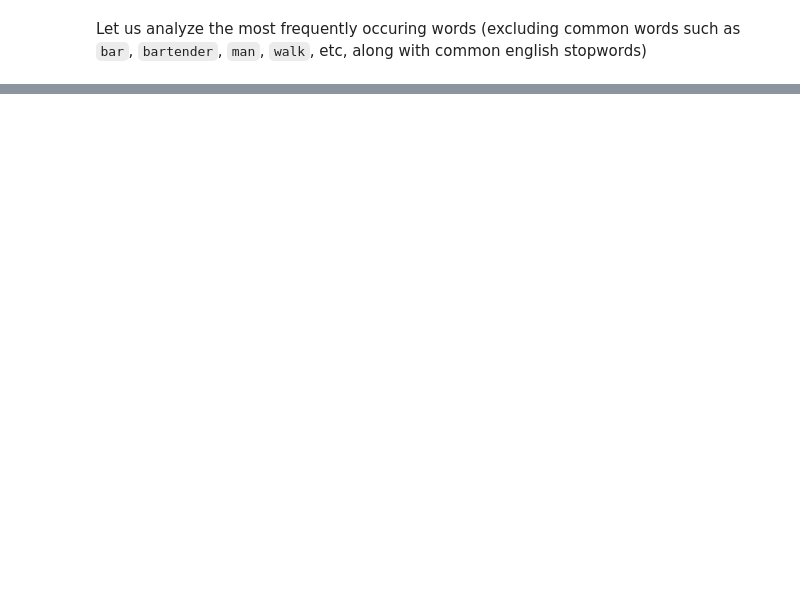
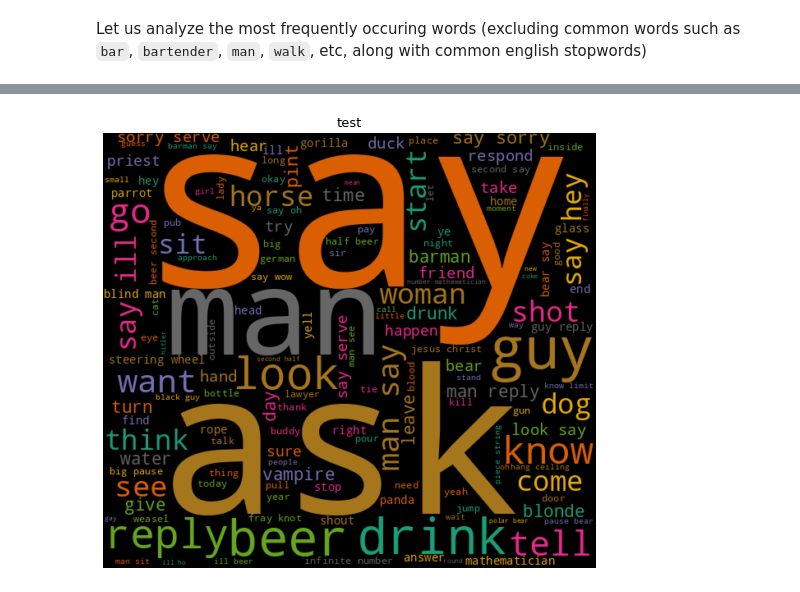
Before and after one commit to s-bose/Walks-into-a-bar-dataset, a Jupyter notebook: notebooks/eda.ipynb, the cells around one changed output, grey strips where cells are left out. Drawn from its saved outputs; the diff is of its cells as text; code cells hidden in the pictures; blank space fills up the shorter version.

```diff
--- a/notebooks/eda.ipynb
+++ b/notebooks/eda.ipynb
@@ -66,0 +106,11 @@ most_common
+# %%
+nlp = spacy.load('en_core_web_sm', disable=['parser'])
+# %%
+df['text'] = df['joke'].apply(lambda x: x.lower())  # lower case
+                                                    # remove punctuation & digits
+df['text'] = df['text'].apply(lambda x: x.translate(str.maketrans('', '', string.punctuation + string.digits)))
+
+df['text'] = df['text'].apply(lambda x: ' '.join([token.lemma_ for token in nlp(x) if not token.is_stop and token.lemma_ not in stopwords]))
+
+
+df.head()
@@ -66,0 +125,13 @@ most_common
+# %%
+def wordcloud(data,title):
+  wc = WordCloud(width=600, height=530, max_words=150,colormap="Dark2").generate(data)
+  plt.figure(figsize=(10,8))
+  plt.imshow(wc, interpolation='bilinear')
+  plt.axis("off")
+  plt.title('\n'.join(wrap(title,60)),fontsize=13)
+  plt.show()
+
+
+wordcloud(data=' '.join(df['text']), title='test')
+# %% [output]
+[figure, added]
```
Also changed, not shown: parts of 13 cells of this notebook, 5 other files.
